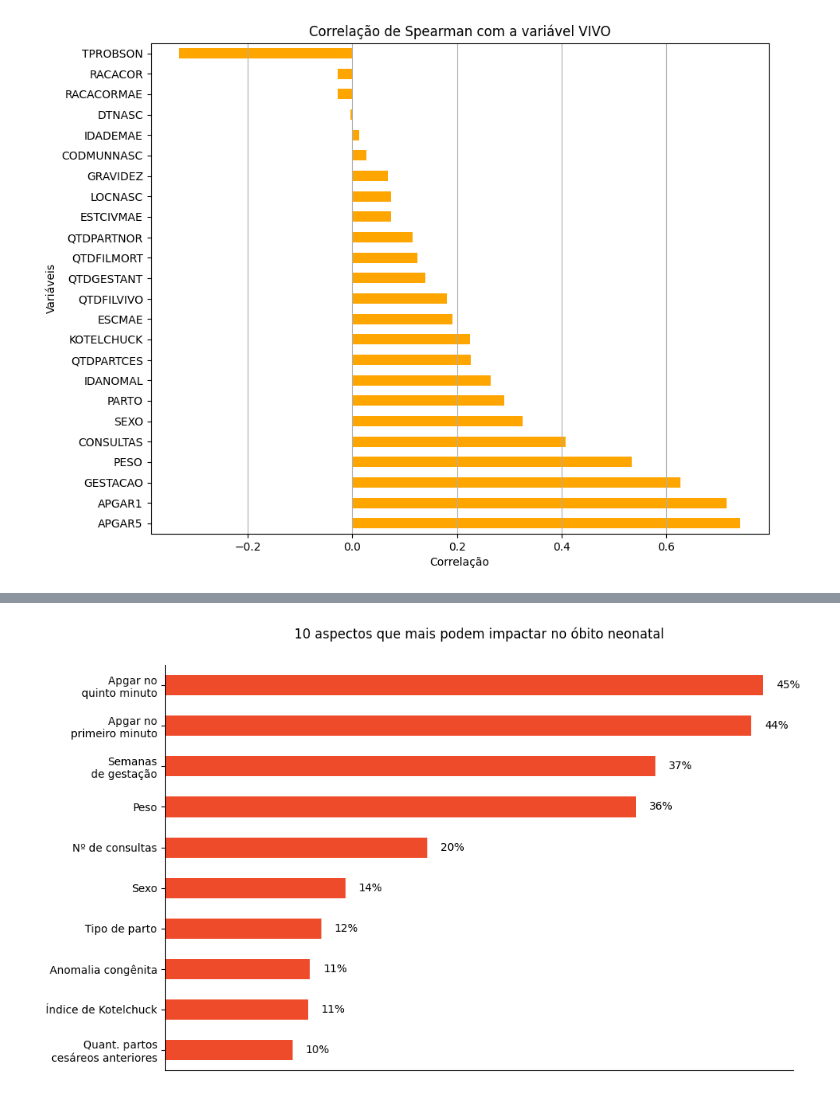
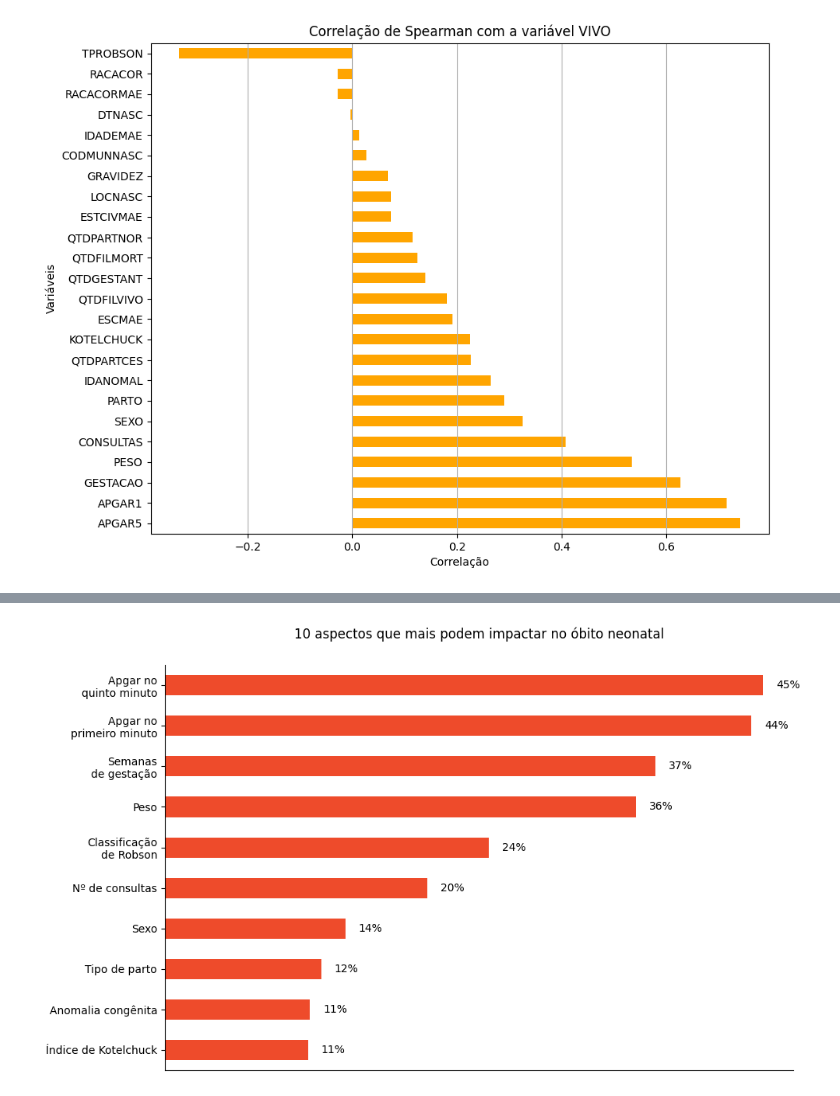
Before and after one commit to gabrielborralhogomes/Predicao-de-Morte-Neonatal-no-Maranhao-utilizando-Aprendizado-de-Maquina, a Jupyter notebook: codigos/correlacao.ipynb, the cells around one changed output, grey strips where cells are left out. Saved outputs shown, nothing was run; the diff lists cells and outputs as text; code cells hidden in the pictures.

```diff
--- a/codigos/correlacao.ipynb
+++ b/codigos/correlacao.ipynb
@@ -328,3 +331,6 @@ res_tab = pd.DataFrame({f'Correlacao_{i+1}': series for i, series in enumerate(r
+# %%
+# Aplicando o valor absoluto (transformando negativos em positivos)
+res_tab = res_tab.abs()
 # %%
 res_tab
 # %% [output]
@@ -406,35 +389,35 @@ for i in ax.patches:
 ax.spines['top'].set_visible(False)
 ax.spines['right'].set_visible(False)
 
 plt.title('10 aspectos que mais podem impactar no óbito neonatal', pad=25)
 plt.xlabel('')
 plt.ylabel('')
 plt.xticks([])
 plt.grid(axis='x')
 
 # Personalizar os nomes dos ticks y
 personalizados = [
-    'Quant. partos\ncesáreos anteriores',
     'Índice de Kotelchuck',
     'Anomalia congênita',
     'Tipo de parto',
     'Sexo',
     'Nº de consultas',
+    'Classificação\nde Robson',
     'Peso',
     'Semanas\nde gestação',
     'Apgar no\nprimeiro minuto',
     'Apgar no\nquinto minuto'
 ]
 
 # Ajustar os ticks do eixo y com os nomes personalizados
 plt.yticks(ticks=range(len(top_10_correlacoes)), labels=personalizados)
 
 # Exibir o gráfico
 plt.tight_layout()
 plt.savefig('../dados/graficos/graf.png', bbox_inches='tight')
 plt.show()
 # %% [output]
-[figure, old version]
+[figure, new version]
 # %%
 media_correlacoes
 # %% [output]
```
Also changed, not shown: parts of 5 cells of this notebook, 3 other files.
